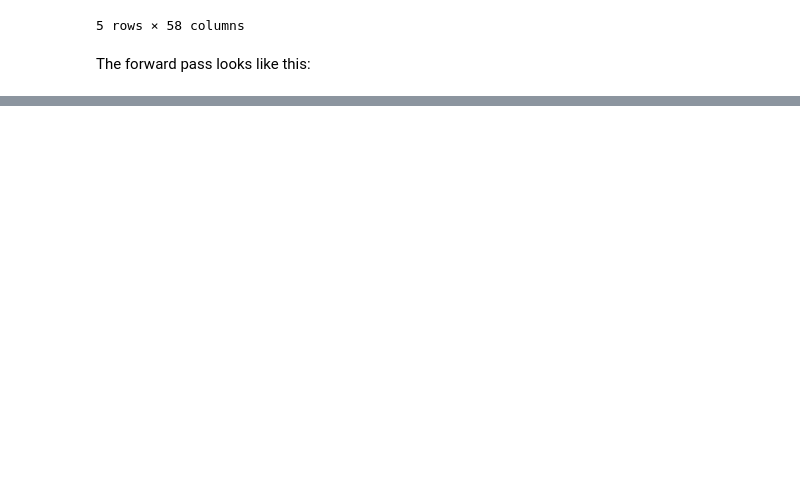
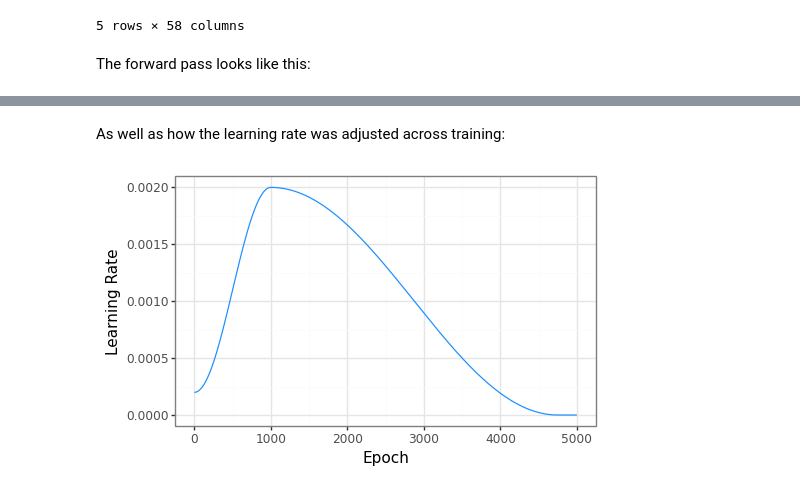
Before and after one commit to hmbaghdassarian/LEMBAS, a Jupyter notebook: notebooks/macrophageNet_new.ipynb, the cells around one changed output, grey strips where cells are left out. Saved outputs shown, nothing was run; the diff lists cells and outputs as text; code cells hidden in the pictures; blank space fills up the shorter version.

```diff
--- a/notebooks/macrophageNet_new.ipynb
+++ b/notebooks/macrophageNet_new.ipynb
@@ -46,4 +43,6 @@ data_path = '/nobackup/users/hmbaghda/scLEMBAS/analysis'
 device = "cuda" if torch.cuda.is_available() else "cpu"
+# %%
+data_path = './macrophage_data'
 # %% [markdown]
 # Set Parameters
 # %%
@@ -318,0 +270,15 @@ i=3550, l=0.00555, s=0.859, r=0.00046, v=0
+# %% [markdown]
+As well as how the learning rate was adjusted across training:
+# %%
+viz_df = pd.DataFrame(data = {'Epoch': epochs, 'lr': stats['learning_rate']})
+width, height = 5, 3
+p1B = (
+    p9.ggplot(viz_df, p9.aes(x='Epoch', y = 'lr')) +
+    p9.geom_line(color = '#1E90FF') +
+    p9.theme_bw() +
+    p9.theme(figure_size=(width, height)) +
+    p9.ylab('Learning Rate')
+)
+p1B.draw()
+# %% [output]
+[figure, added]
```
Also changed, not shown: parts of 24 cells of this notebook, 11 other files.
